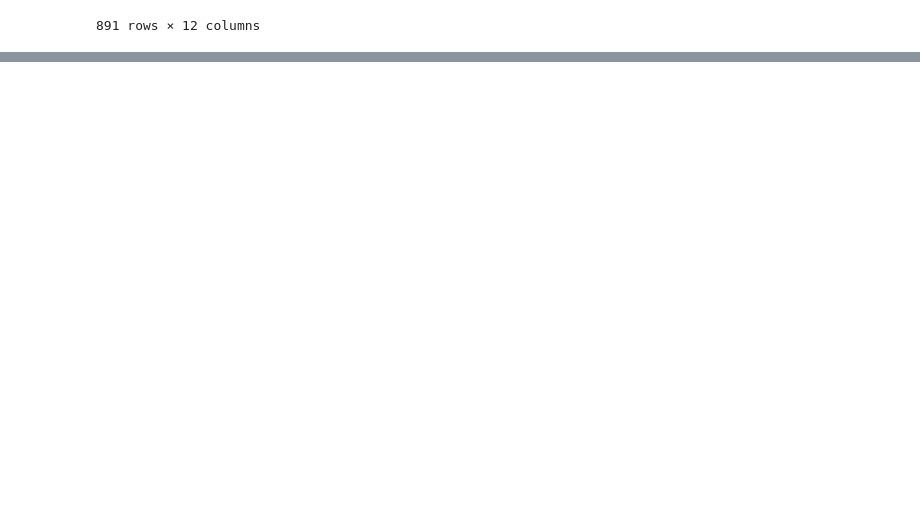
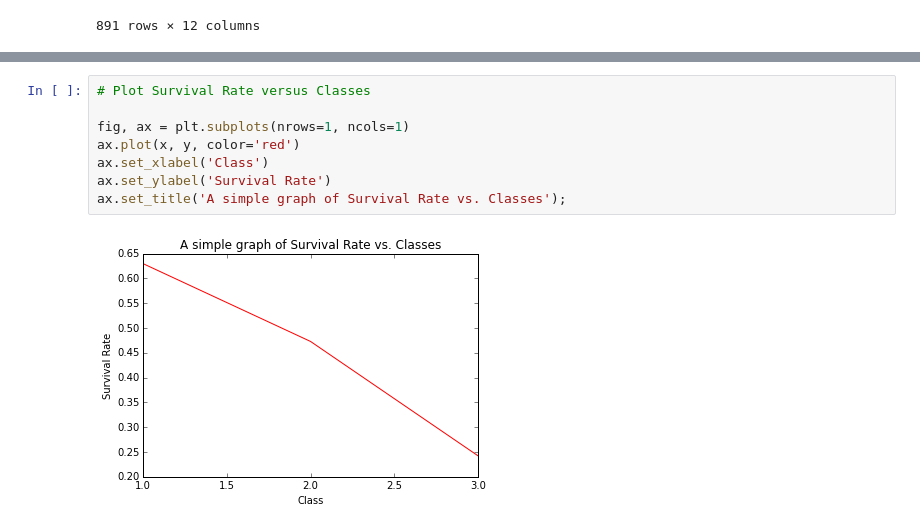
Before and after one commit to SunnySaperstein/DAT_SF_14, a Jupyter notebook: homework/hw1/HW1_SunnySaperstein.ipynb, the cells around one changed output, grey strips where cells are left out. Cells and saved outputs as stored; diff of their text form; blank space fills up the shorter version.

```diff
--- a/homework/hw1/HW1_SunnySaperstein.ipynb
+++ b/homework/hw1/HW1_SunnySaperstein.ipynb
@@ -197,3 +167,13 @@ ax.set_title('A simple graph of Survival Rate vs. Classes');
+# %%
+# Plot Survival Rate versus Classes
+
+fig, ax = plt.subplots(nrows=1, ncols=1)
+ax.plot(x, y, color='red')
+ax.set_xlabel('Class')
+ax.set_ylabel('Survival Rate')
+ax.set_title('A simple graph of Survival Rate vs. Classes');
+# %% [output]
+[figure, added]
 # %%
 df.groupby('Pclass').agg(['mean','count'])
 # %% [output]
```
Also changed, not shown: parts of 46 cells of this notebook.
